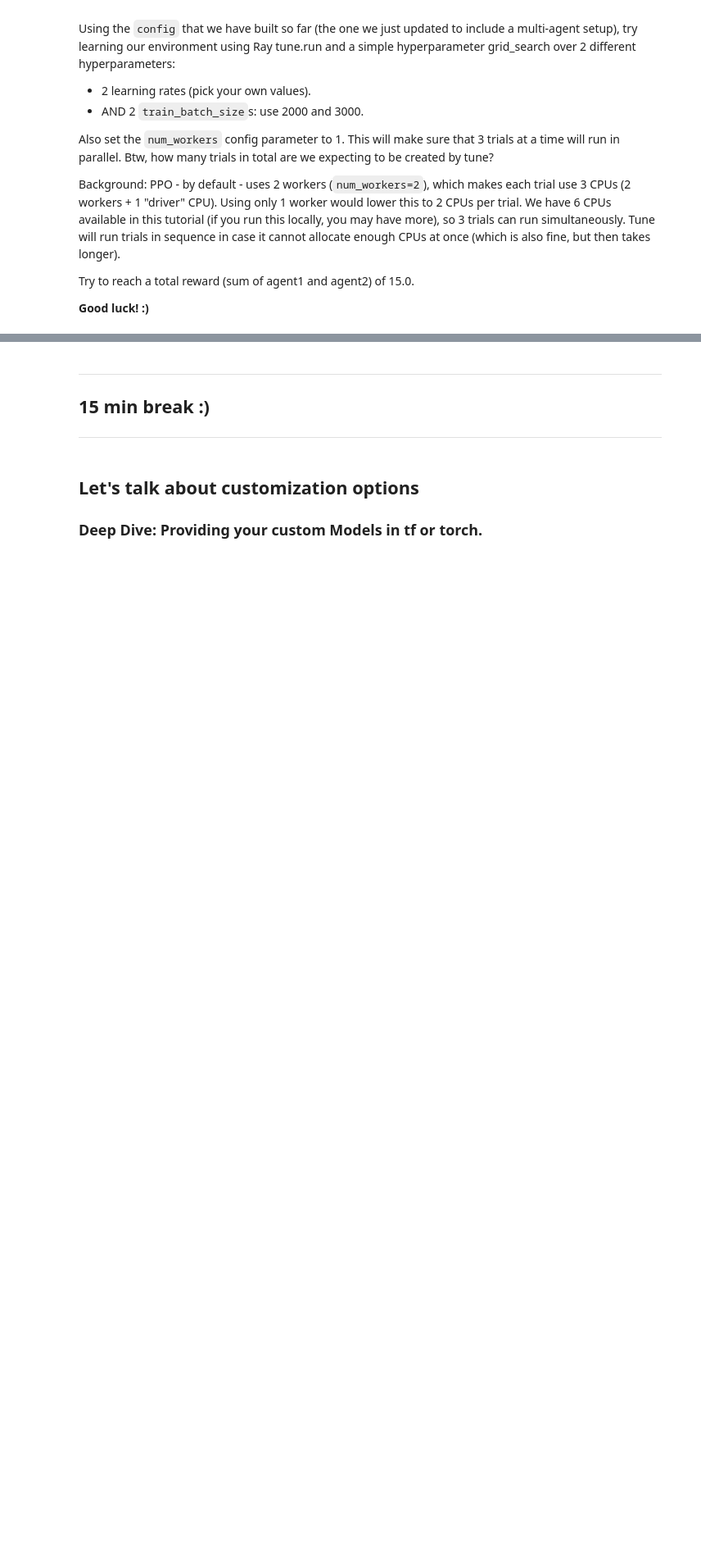
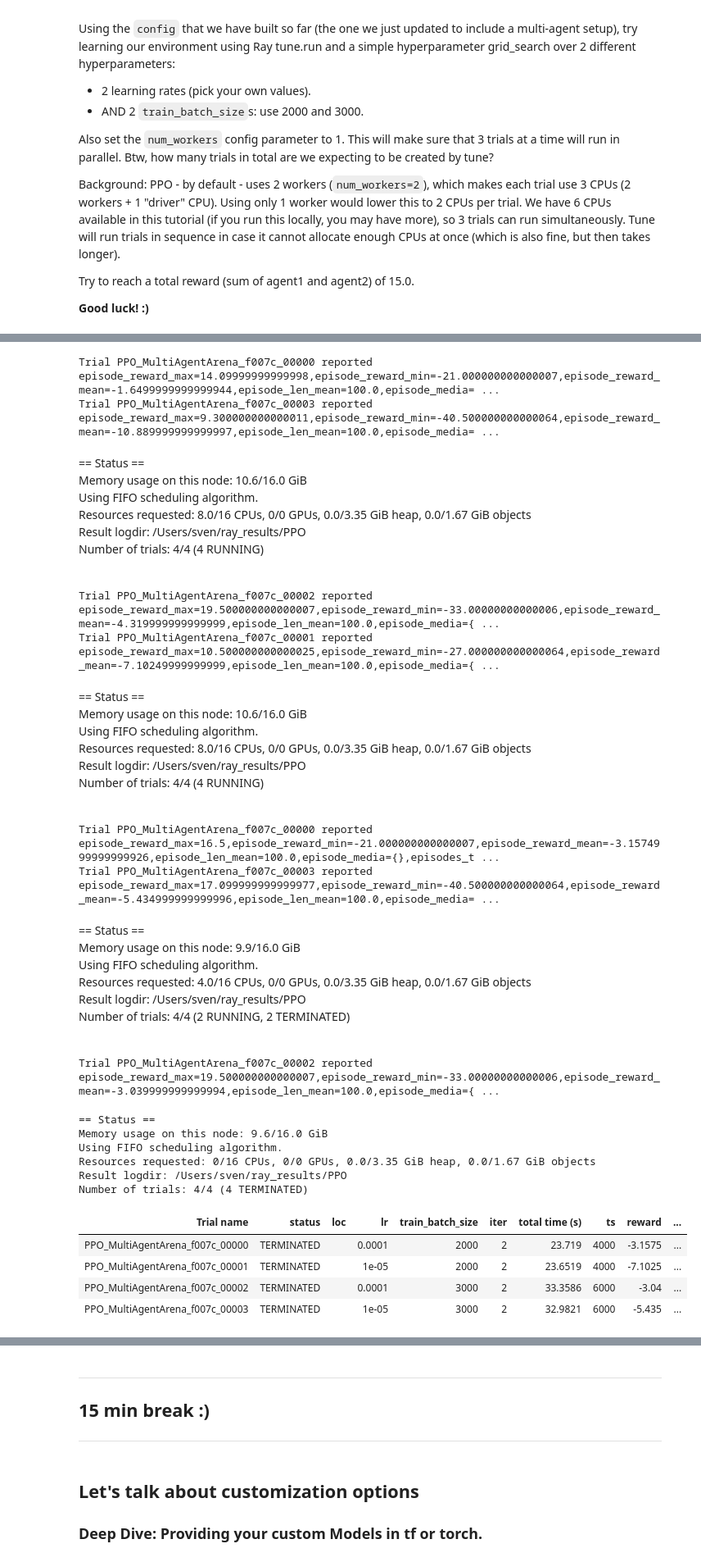
Before and after one commit to sven1977/rllib_tutorials, a Jupyter notebook: ray_summit_2021/tutorial_notebook.ipynb, the cells around one changed output, grey strips where cells are left out. Shown at 82% size. Cells and saved outputs as stored; diff of their text form; code cells hidden in the pictures; blank space fills up the shorter version.

```diff
--- a/ray_summit_2021/tutorial_notebook.ipynb
+++ b/ray_summit_2021/tutorial_notebook.ipynb
@@ -604,7 +800,7 @@ inside our config dict:
 config.update(
     {
         # Try 2 different learning rates.
-        "lr": tune.grid_search([0.0001, 0.5]),
+        "lr": tune.grid_search([0.0001, 0.5, 0.00003]),
 
         # NN model config to tweak the default model
         # that'll be created by RLlib for the policy.
@@ -714,5 +1008,13 @@ Try to reach a total reward (sum of agent1 and agent2) of 15.0.
 **Good luck! :)**
 # %%
 # Solution to Exercise #2
+del config["num_worker"]
 
-# !LIVE CODING!
+config.update({
+    "lr": tune.grid_search([0.0001, 0.00001]),
+    "train_batch_size": tune.grid_search([2000, 3000]),
+    "num_workers": 1, # 2 CPUs per trial (why? 1 "local worker" (learner), "rollout" 1 worker (num_workers=1))
+})
+
+analysis = tune.run("PPO", config=config, stop=stop, checkpoint_freq=3, checkpoint_at_end=True, verbose=2)
+# %% [output]
@@ -718,0 +1050,36 @@ Try to reach a total reward (sum of agent1 and agent2) of 15.0.
+Trial PPO_MultiAgentArena_f007c_00000 reported episode_reward_max=14.09999999999998,episode_reward_min=-21.000000000000007,episode_reward_mean=-1.6499999999999944,episode_len_mean=100.0,episode_media= ...
+Trial PPO_MultiAgentArena_f007c_00003 reported episode_reward_max=9.300000000000011,episode_reward_min=-40.500000000000064,episode_reward_mean=-10.889999999999997,episode_len_mean=100.0,episode_media= ...
+== Status ==
+Memory usage on this node: 10.6/16.0 GiB
+Using FIFO scheduling algorithm.
+Resources requested: 8.0/16 CPUs, 0/0 GPUs, 0.0/3.35 GiB heap, 0.0/1.67 GiB objects
+Result logdir: /Users/sven/ray_results/PPO
+Number of trials: 4/4 (4 RUNNING)
+Trial PPO_MultiAgentArena_f007c_00002 reported episode_reward_max=19.500000000000007,episode_reward_min=-33.00000000000006,episode_reward_mean=-4.319999999999999,episode_len_mean=100.0,episode_media={ ...
+Trial PPO_MultiAgentArena_f007c_00001 reported episode_reward_max=10.500000000000025,episode_reward_min=-27.000000000000064,episode_reward_mean=-7.10249999999999,episode_len_mean=100.0,episode_media={ ...
+== Status ==
+Memory usage on this node: 10.6/16.0 GiB
+Using FIFO scheduling algorithm.
+Resources requested: 8.0/16 CPUs, 0/0 GPUs, 0.0/3.35 GiB heap, 0.0/1.67 GiB objects
+Result logdir: /Users/sven/ray_results/PPO
+Number of trials: 4/4 (4 RUNNING)
+Trial PPO_MultiAgentArena_f007c_00000 reported episode_reward_max=16.5,episode_reward_min=-21.000000000000007,episode_reward_mean=-3.1574999999999926,episode_len_mean=100.0,episode_media={},episodes_t ...
+Trial PPO_MultiAgentArena_f007c_00003 reported episode_reward_max=17.099999999999977,episode_reward_min=-40.500000000000064,episode_reward_mean=-5.434999999999996,episode_len_mean=100.0,episode_media= ...
+== Status ==
+Memory usage on this node: 9.9/16.0 GiB
+Using FIFO scheduling algorithm.
+Resources requested: 4.0/16 CPUs, 0/0 GPUs, 0.0/3.35 GiB heap, 0.0/1.67 GiB objects
+Result logdir: /Users/sven/ray_results/PPO
+Number of trials: 4/4 (2 RUNNING, 2 TERMINATED)
+Trial PPO_MultiAgentArena_f007c_00002 reported episode_reward_max=19.500000000000007,episode_reward_min=-33.00000000000006,episode_reward_mean=-3.039999999999994,episode_len_mean=100.0,episode_media={ ...
+== Status ==
+Memory usage on this node: 9.6/16.0 GiB
+Using FIFO scheduling algorithm.
+Resources requested: 0/16 CPUs, 0/0 GPUs, 0.0/3.35 GiB heap, 0.0/1.67 GiB objects
+Result logdir: /Users/sven/ray_results/PPO
+Number of trials: 4/4 (4 TERMINATED)
+| Trial name | status | loc | lr | train_batch_size | iter | total time (s) | ts | reward | ... |
+| PPO_MultiAgentArena_f007c_00000 | TERMINATED |  | 0.0001 | 2000 | 2 | 23.719 | 4000 | -3.1575 | ... |
+| PPO_MultiAgentArena_f007c_00001 | TERMINATED |  | 1e-05 | 2000 | 2 | 23.6519 | 4000 | -7.1025 | ... |
+| PPO_MultiAgentArena_f007c_00002 | TERMINATED |  | 0.0001 | 3000 | 2 | 33.3586 | 6000 | -3.04 | ... |
+| PPO_MultiAgentArena_f007c_00003 | TERMINATED |  | 1e-05 | 3000 | 2 | 32.9821 | 6000 | -5.435 | ... |
```
Also changed, not shown: parts of 16 cells of this notebook, 1 other file.
